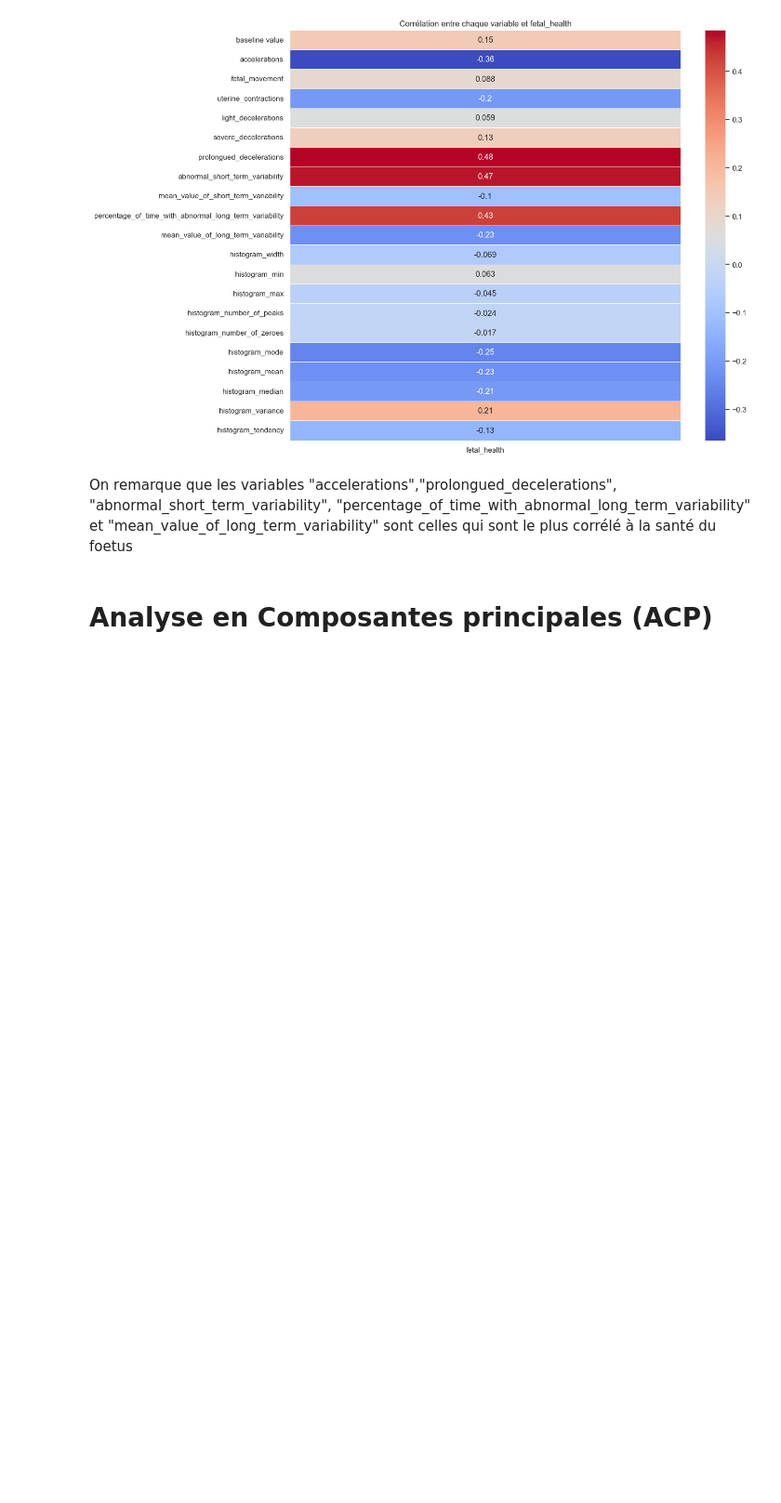
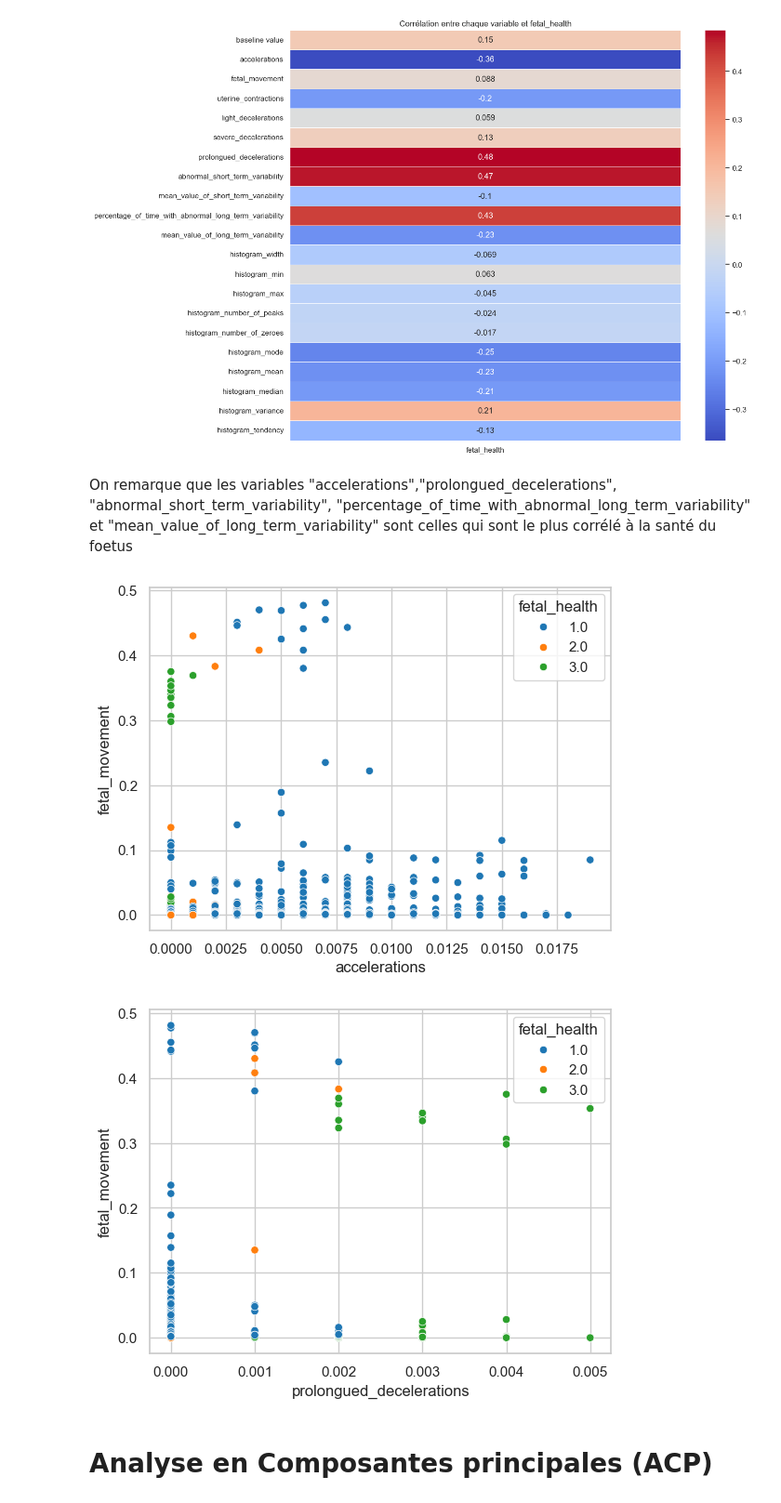
Before and after one commit to smanchajm/SY09-Fetal-Health-Prediction, a Jupyter notebook: projet_sy09.ipynb, the cells around one changed output. Shown at 93% size. Saved outputs shown, nothing was run; the diff lists cells and outputs as text; code cells hidden in the pictures; blank space fills up the shorter version.

Commit message:
ajout de certains scatter plot en fonction des corrélations avec fetal_health

```diff
--- a/projet_sy09.ipynb
+++ b/projet_sy09.ipynb
@@ -291,6 +291,14 @@ plt.show()
 [figure]
 # %% [markdown]
 On remarque que les variables "accelerations","prolongued_decelerations", "abnormal_short_term_variability", "percentage_of_time_with_abnormal_long_term_variability" et "mean_value_of_long_term_variability" sont celles qui sont le plus corrélé  à la santé du foetus
+# %%
+sns.scatterplot(data =data,x="accelerations",y="fetal_movement", hue="fetal_health")
+plt.show()
+sns.scatterplot(data =data,x="prolongued_decelerations",y="fetal_movement", hue="fetal_health")
+plt.show()
+# %% [output]
+[figure, added]
+[figure, added]
 # %% [markdown]
 # Analyse en Composantes principales (ACP)
 # %% [markdown]
```
